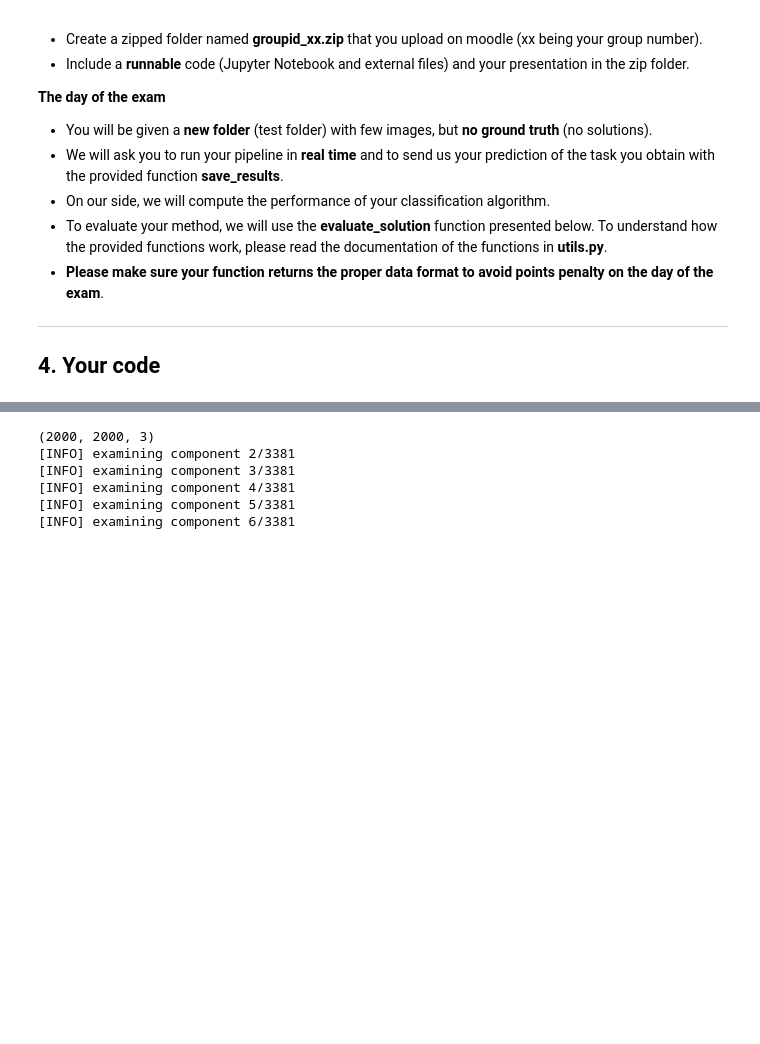
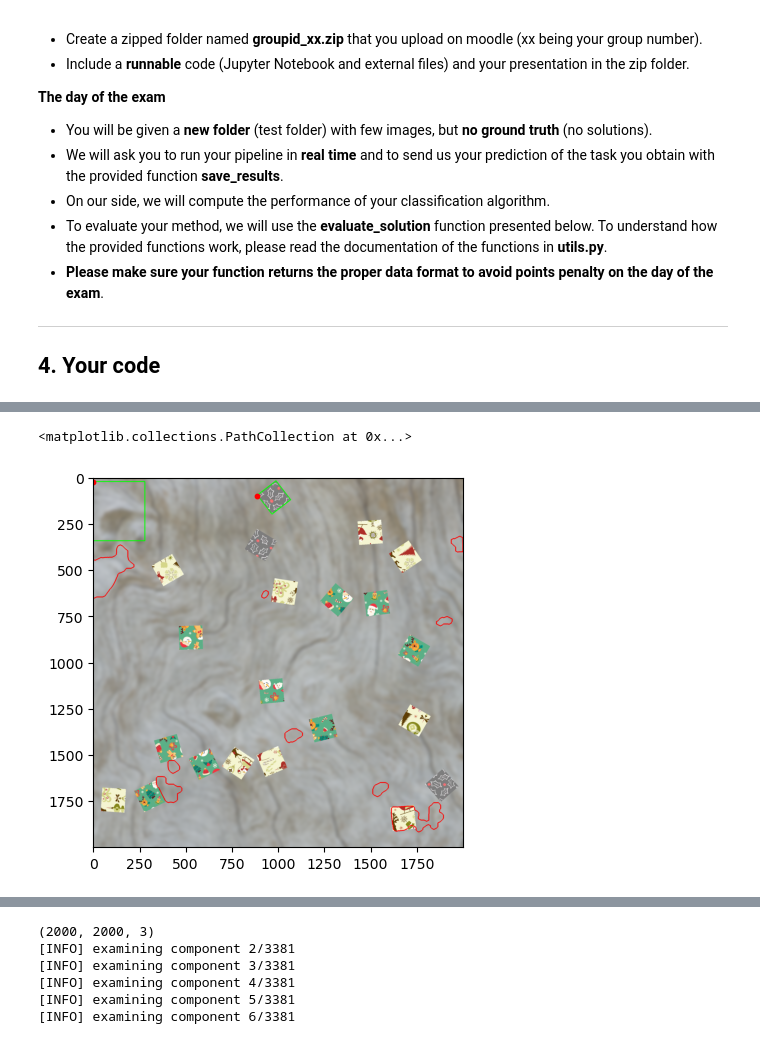
Before and after one commit to lindadelacombaz/iapr-2023, a Jupyter notebook: project copy.ipynb, the cells around one changed output, grey strips where cells are left out. Saved outputs shown, nothing was run; the diff lists cells and outputs as text; code cells hidden in the pictures; blank space fills up the shorter version.

```diff
--- a/project copy.ipynb
+++ b/project copy.ipynb
@@ -227,0 +253,24 @@ def save_solution_puzzles(image_index , solved_puzzles, outliers  , folder ="tra
+# %%
+def segment_image(img):
+    """
+    Segment the image to retrieve the tiles. The function converts the image to grayscale, applies a Gaussian blur,
+    applies a threshold to get a binary image, inverts the image and applies Canny edge detection.
+
+    """
+    # 1. Convert the image to grayscale:
+
+    train_gray = cv2.cvtColor(img, cv2.COLOR_BGR2GRAY)
+
+    # 2. Apply a Gaussian blur to the image:
+
+    blurred = cv2.GaussianBlur(train_gray, (5, 5), 10)
+
+    # 3. Apply a threshold to the image, to get a binary image:
+    _, thresh = cv2.threshold(blurred, 0, 255, cv2.THRESH_BINARY_INV + cv2.THRESH_OTSU)
+
+    # 4. invert the image to avoid the background being detected as a contour
+    img_inv = 255-thresh
+
+    # 5. Apply Canny edge detection:
+    auto = auto_canny(img_inv)
+    return auto
@@ -227,0 +383,7 @@ def save_solution_puzzles(image_index , solved_puzzles, outliers  , folder ="tra
+# %%
+final_contours, coords, im_draw, tiles = get_contours(im, res)
+plt.imshow(im_draw)
+plt.scatter([x for x,y in coords], [y for x,y in coords], c ='r', s=10)
+# %% [output]
+<matplotlib.collections.PathCollection at 0x...>
+[figure, added]
```
Also changed, not shown: parts of 19 cells of this notebook.
